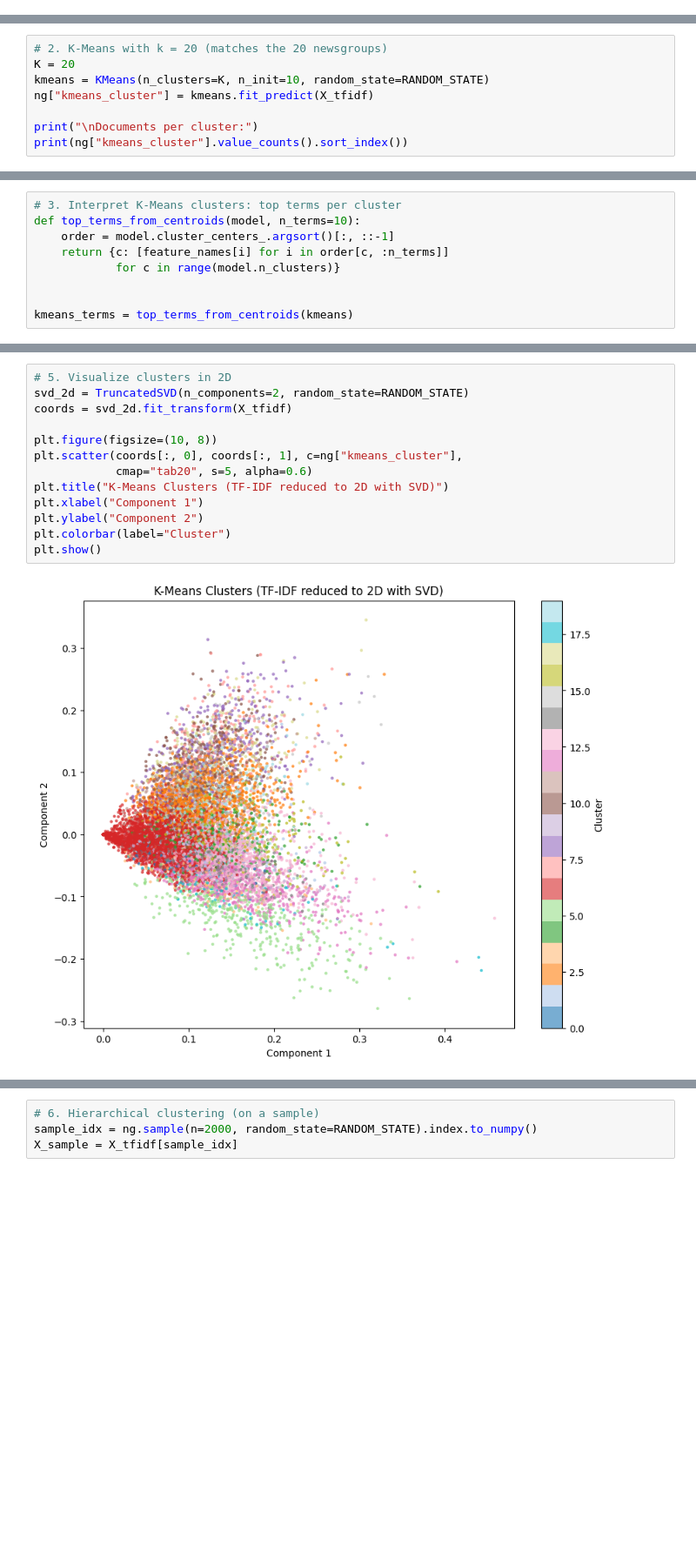
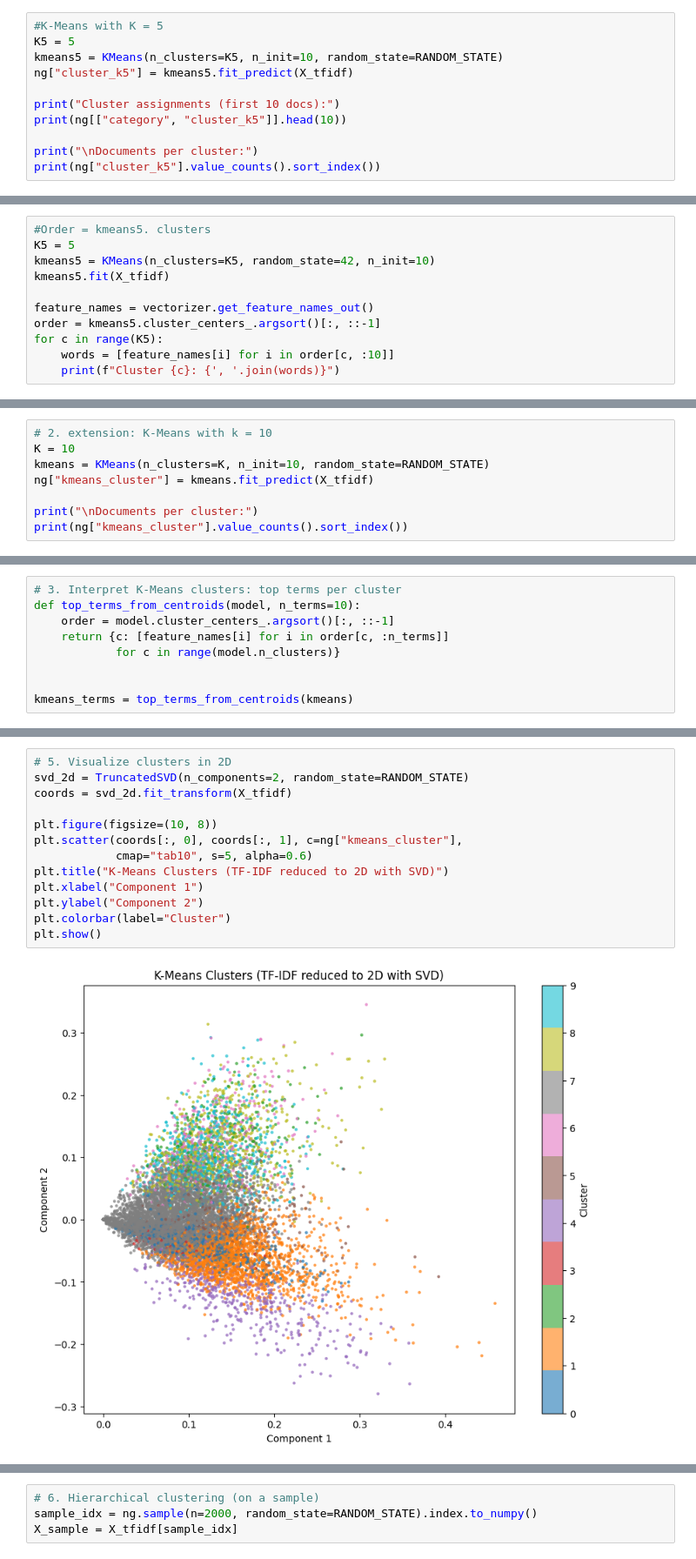
Before and after one commit to AyleenSantander/M.11_Intro_AI, a Jupyter notebook: Project_5_Basic_NLP_with_Unsupervised_Learning.ipynb, the cells around one changed output, grey strips where cells are left out. Shown at 87% size. Drawn from its saved outputs; the diff is of its cells as text; blank space fills up the shorter version.

```diff
--- a/Project_5_Basic_NLP_with_Unsupervised_Learning.ipynb
+++ b/Project_5_Basic_NLP_with_Unsupervised_Learning.ipynb
@@ -318,3 +391,14 @@ talk.politics.guns           gun, guns, people, dont, weapons
 talk.politics.mideast        israel, israeli, jews, armenian, armenians
 talk.politics.misc           people, government, dont, just, tax
 talk.religion.misc           god, jesus, christian, people, bible
+# %%
+#K-Means with K = 5
+K5 = 5
+kmeans5 = KMeans(n_clusters=K5, n_init=10, random_state=RANDOM_STATE)
+ng["cluster_k5"] = kmeans5.fit_predict(X_tfidf)
+
+print("Cluster assignments (first 10 docs):")
+print(ng[["category", "cluster_k5"]].head(10))
+
+print("\nDocuments per cluster:")
+print(ng["cluster_k5"].value_counts().sort_index())
@@ -320,0 +428,11 @@ talk.religion.misc           god, jesus, christian, people, bible
+# %%
+#Order = kmeans5. clusters
+K5 = 5
+kmeans5 = KMeans(n_clusters=K5, random_state=42, n_init=10)
+kmeans5.fit(X_tfidf)
+
+feature_names = vectorizer.get_feature_names_out()
+order = kmeans5.cluster_centers_.argsort()[:, ::-1]
+for c in range(K5):
+    words = [feature_names[i] for i in order[c, :10]]
+    print(f"Cluster {c}: {', '.join(words)}")
@@ -447,6 +683,6 @@ Neither chart shows a clear best k. Inertia drops steadily with no elbow, and si
 # %%
-# 2. K-Means with k = 20 (matches the 20 newsgroups)
-K = 20
+# 2. extension: K-Means with k = 10
+K = 10
 kmeans = KMeans(n_clusters=K, n_init=10, random_state=RANDOM_STATE)
 ng["kmeans_cluster"] = kmeans.fit_predict(X_tfidf)
 
@@ -541,15 +779,15 @@ Distinct topics such as hockey, cryptography, space, and religion formed clean c
 # %%
 # 5. Visualize clusters in 2D
 svd_2d = TruncatedSVD(n_components=2, random_state=RANDOM_STATE)
 coords = svd_2d.fit_transform(X_tfidf)
 
 plt.figure(figsize=(10, 8))
 plt.scatter(coords[:, 0], coords[:, 1], c=ng["kmeans_cluster"],
-            cmap="tab20", s=5, alpha=0.6)
+            cmap="tab10", s=5, alpha=0.6)
 plt.title("K-Means Clusters (TF-IDF reduced to 2D with SVD)")
 plt.xlabel("Component 1")
 plt.ylabel("Component 2")
 plt.colorbar(label="Cluster")
 plt.show()
 # %% [output]
-[figure, old version]
+[figure, new version]
```
Also changed, not shown: parts of 55 cells of this notebook.
